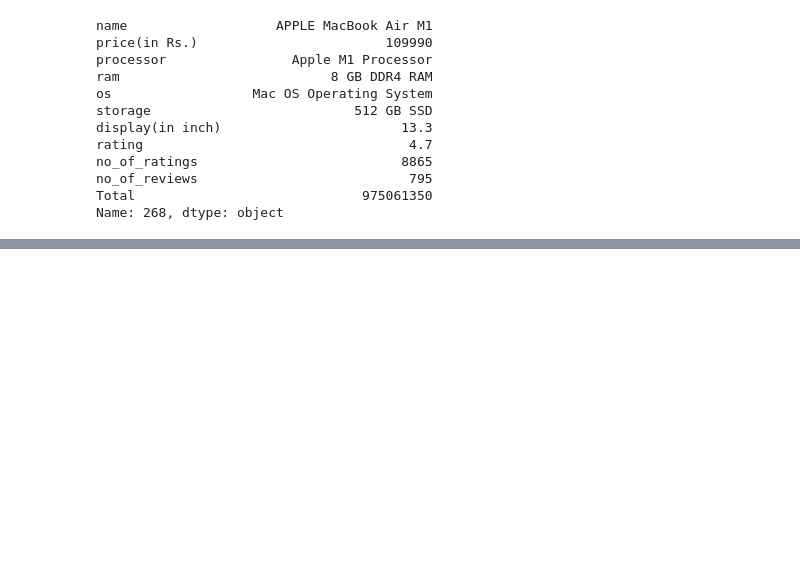
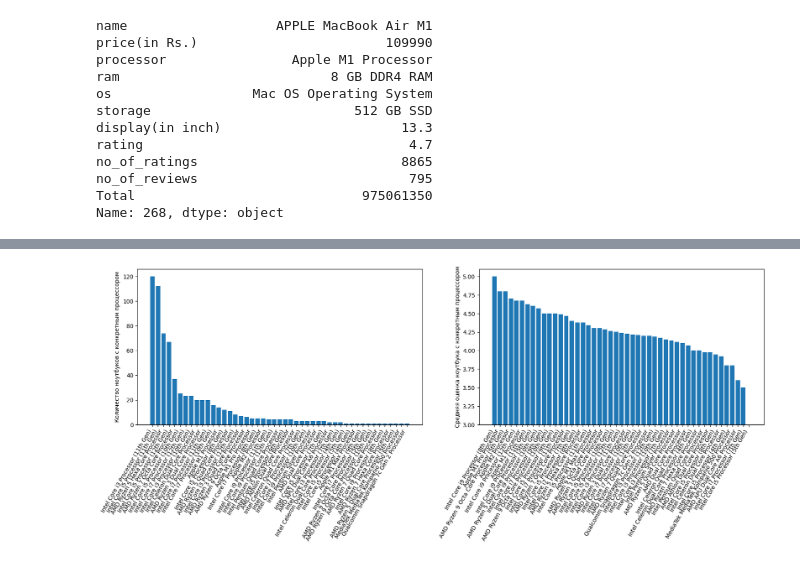
Before and after one commit to OneMoreGate/Machine_learning_MIPT, a Jupyter notebook: Modul_2/Ind_Task/done_work.ipynb, the cells around one changed output, grey strips where cells are left out. Drawn from its saved outputs; the diff is of its cells as text; code cells hidden in the pictures; blank space fills up the shorter version.

```diff
--- a/Modul_2/Ind_Task/done_work.ipynb
+++ b/Modul_2/Ind_Task/done_work.ipynb
@@ -174,0 +225,18 @@ plt.savefig('im.svg', bbox_inches = 'tight')
+# %%
+cp_mean = df.groupby('processor')['rating'].mean().sort_values(ascending = False).reset_index()
+cp_count = df.groupby('processor')['rating'].size().sort_values(ascending = False).reset_index()
+
+fig, ax = plt.subplots(ncols=2, nrows=1, figsize = [20, 5])
+
+ax[0].bar(cp_count['processor'], cp_count['rating'])
+ax[0].set_xticks(ax[0].get_xticks(), ax[0].get_xticklabels(), rotation=60, ha='right')
+ax[0].set_ylabel('Количество ноутбуков с конкретным процессором')
+
+ax[1].bar(cp_mean['processor'], cp_mean['rating'])
+ax[1].set_xticks(ax[1].get_xticks(), ax[1].get_xticklabels(), rotation=60, ha='right')
+ax[1].set_ylabel('Средняя оценка ноутбука с конкретным процессором')
+ax[1].set_ylim([3,5.1])
+
+plt.savefig('cp_info.svg', bbox_inches = 'tight')
+# %% [output]
+[figure, added]
```
Also changed, not shown: parts of 28 cells of this notebook, 7 other files.
